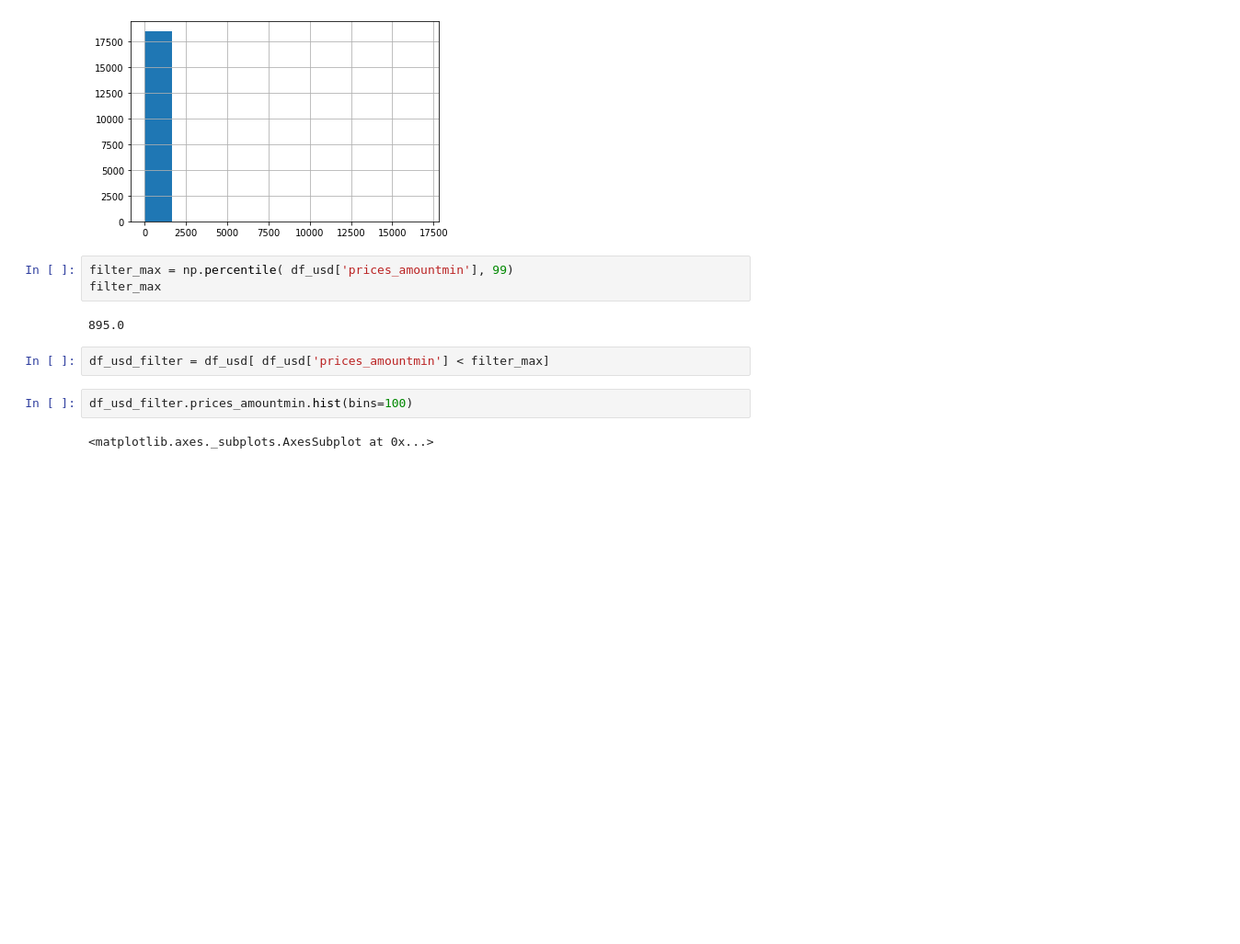
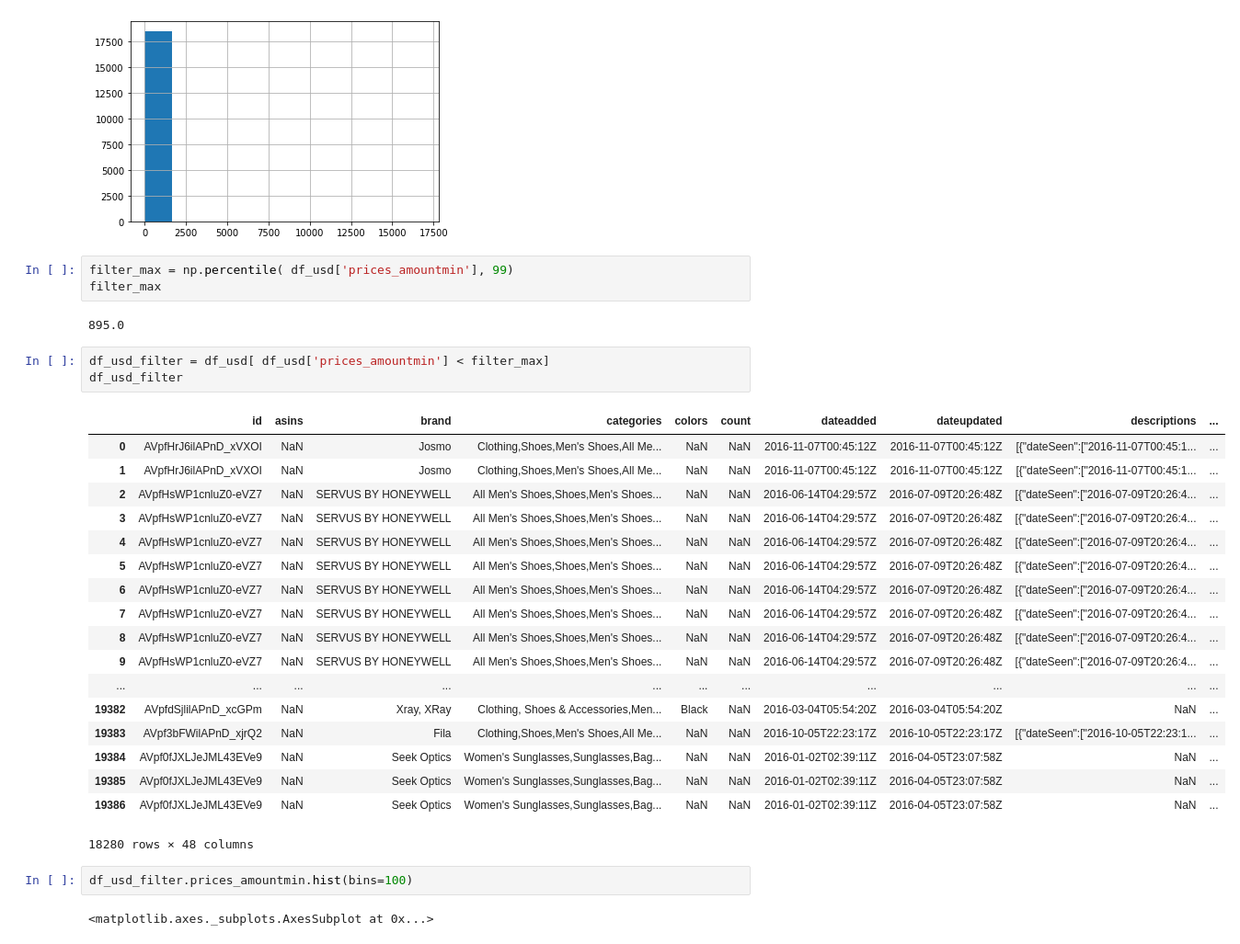
Before and after one commit to holgerfach/dw_matrix, a Jupyter notebook: Matrix_one/day3.ipynb, the cells around one changed output. Shown at 92% size. Cells and saved outputs as stored; diff of their text form; blank space fills up the shorter version.

```diff
--- a/Matrix_one/day3.ipynb
+++ b/Matrix_one/day3.ipynb
@@ -115,6 +115,26 @@ filter_max
 895.0
 # %%
 df_usd_filter = df_usd[ df_usd['prices_amountmin'] < filter_max]
+df_usd_filter
+# %% [output]
+|  | id | asins | brand | categories | colors | count | dateadded | dateupdated | descriptions | ... |
+| 0 | AVpfHrJ6ilAPnD_xVXOI | NaN | Josmo | Clothing,Shoes,Men's Shoes,All Me... | NaN | NaN | 2016-11-07T00:45:12Z | 2016-11-07T00:45:12Z | [{"dateSeen":["2016-11-07T00:45:1... | ... |
+| 1 | AVpfHrJ6ilAPnD_xVXOI | NaN | Josmo | Clothing,Shoes,Men's Shoes,All Me... | NaN | NaN | 2016-11-07T00:45:12Z | 2016-11-07T00:45:12Z | [{"dateSeen":["2016-11-07T00:45:1... | ... |
+| 2 | AVpfHsWP1cnluZ0-eVZ7 | NaN | SERVUS BY HONEYWELL | All Men's Shoes,Shoes,Men's Shoes... | NaN | NaN | 2016-06-14T04:29:57Z | 2016-07-09T20:26:48Z | [{"dateSeen":["2016-07-09T20:26:4... | ... |
+| 3 | AVpfHsWP1cnluZ0-eVZ7 | NaN | SERVUS BY HONEYWELL | All Men's Shoes,Shoes,Men's Shoes... | NaN | NaN | 2016-06-14T04:29:57Z | 2016-07-09T20:26:48Z | [{"dateSeen":["2016-07-09T20:26:4... | ... |
+| 4 | AVpfHsWP1cnluZ0-eVZ7 | NaN | SERVUS BY HONEYWELL | All Men's Shoes,Shoes,Men's Shoes... | NaN | NaN | 2016-06-14T04:29:57Z | 2016-07-09T20:26:48Z | [{"dateSeen":["2016-07-09T20:26:4... | ... |
+| 5 | AVpfHsWP1cnluZ0-eVZ7 | NaN | SERVUS BY HONEYWELL | All Men's Shoes,Shoes,Men's Shoes... | NaN | NaN | 2016-06-14T04:29:57Z | 2016-07-09T20:26:48Z | [{"dateSeen":["2016-07-09T20:26:4... | ... |
+| 6 | AVpfHsWP1cnluZ0-eVZ7 | NaN | SERVUS BY HONEYWELL | All Men's Shoes,Shoes,Men's Shoes... | NaN | NaN | 2016-06-14T04:29:57Z | 2016-07-09T20:26:48Z | [{"dateSeen":["2016-07-09T20:26:4... | ... |
+| 7 | AVpfHsWP1cnluZ0-eVZ7 | NaN | SERVUS BY HONEYWELL | All Men's Shoes,Shoes,Men's Shoes... | NaN | NaN | 2016-06-14T04:29:57Z | 2016-07-09T20:26:48Z | [{"dateSeen":["2016-07-09T20:26:4... | ... |
+| 8 | AVpfHsWP1cnluZ0-eVZ7 | NaN | SERVUS BY HONEYWELL | All Men's Shoes,Shoes,Men's Shoes... | NaN | NaN | 2016-06-14T04:29:57Z | 2016-07-09T20:26:48Z | [{"dateSeen":["2016-07-09T20:26:4... | ... |
+| 9 | AVpfHsWP1cnluZ0-eVZ7 | NaN | SERVUS BY HONEYWELL | All Men's Shoes,Shoes,Men's Shoes... | NaN | NaN | 2016-06-14T04:29:57Z | 2016-07-09T20:26:48Z | [{"dateSeen":["2016-07-09T20:26:4... | ... |
+| ... | ... | ... | ... | ... | ... | ... | ... | ... | ... | ... |
+| 19382 | AVpfdSjlilAPnD_xcGPm | NaN | Xray, XRay | Clothing, Shoes & Accessories,Men... | Black | NaN | 2016-03-04T05:54:20Z | 2016-03-04T05:54:20Z | NaN | ... |
+| 19383 | AVpf3bFWilAPnD_xjrQ2 | NaN | Fila | Clothing,Shoes,Men's Shoes,All Me... | NaN | NaN | 2016-10-05T22:23:17Z | 2016-10-05T22:23:17Z | [{"dateSeen":["2016-10-05T22:23:1... | ... |
+| 19384 | AVpf0fJXLJeJML43EVe9 | NaN | Seek Optics | Women's Sunglasses,Sunglasses,Bag... | NaN | NaN | 2016-01-02T02:39:11Z | 2016-04-05T23:07:58Z | NaN | ... |
+| 19385 | AVpf0fJXLJeJML43EVe9 | NaN | Seek Optics | Women's Sunglasses,Sunglasses,Bag... | NaN | NaN | 2016-01-02T02:39:11Z | 2016-04-05T23:07:58Z | NaN | ... |
+| 19386 | AVpf0fJXLJeJML43EVe9 | NaN | Seek Optics | Women's Sunglasses,Sunglasses,Bag... | NaN | NaN | 2016-01-02T02:39:11Z | 2016-04-05T23:07:58Z | NaN | ... |
+18280 rows × 48 columns
 # %%
 df_usd_filter.prices_amountmin.hist(bins=100)
 # %% [output]
```
